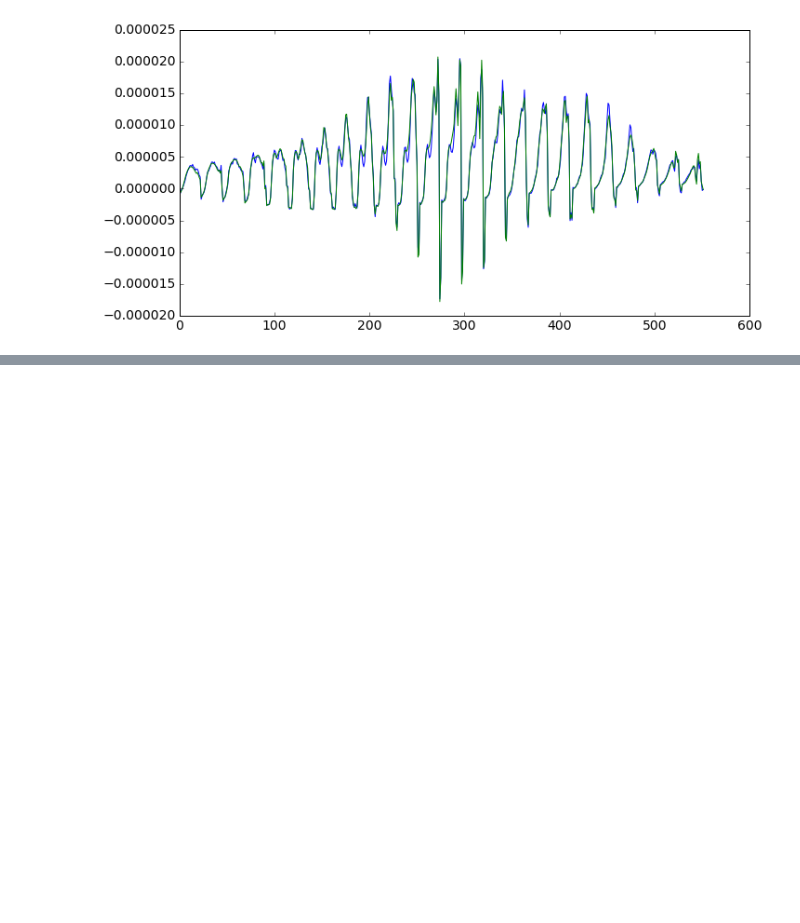
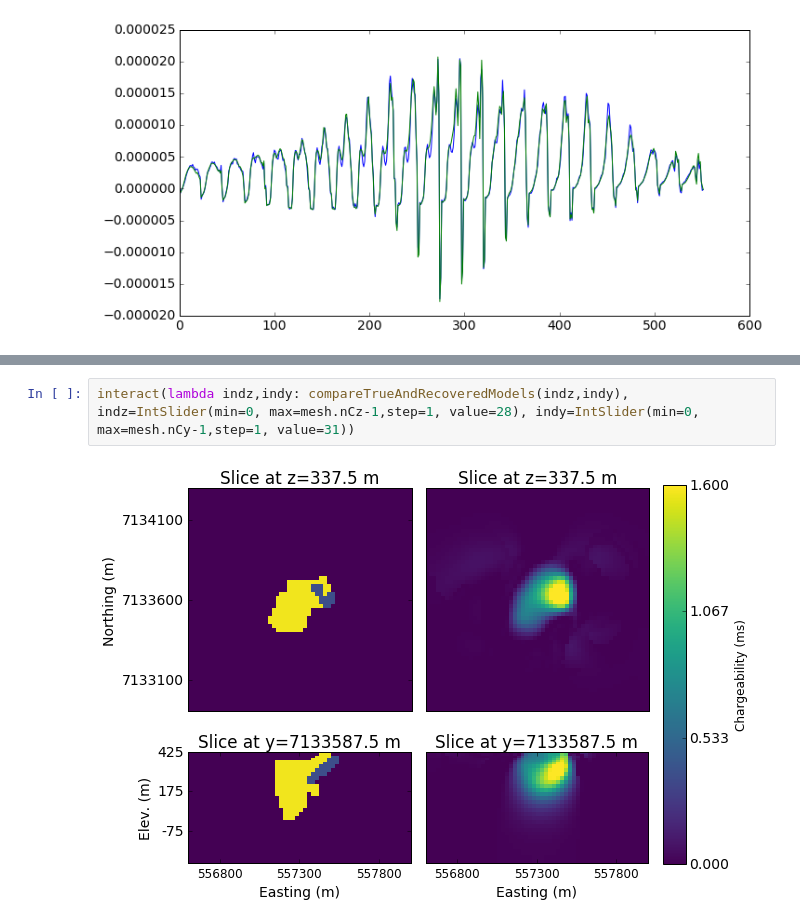
Before and after one commit to simpeg/presentations, a Jupyter notebook: SciPy2016/notebooks/DC/CleanVersions/IPinv_Gradient_singleSrc_Clean.ipynb, the cells around one changed output, grey strips where cells are left out. Drawn from its saved outputs; the diff is of its cells as text; blank space fills up the shorter version.

```diff
--- a/SciPy2016/notebooks/DC/CleanVersions/IPinv_Gradient_singleSrc_Clean.ipynb
+++ b/SciPy2016/notebooks/DC/CleanVersions/IPinv_Gradient_singleSrc_Clean.ipynb
@@ -372,0 +372,4 @@ cb.set_label("Chargeability (ms)",size=12)
+# %%
+interact(lambda indz,indy: compareTrueAndRecoveredModels(indz,indy), indz=IntSlider(min=0, max=mesh.nCz-1,step=1, value=28), indy=IntSlider(min=0, max=mesh.nCy-1,step=1, value=31))
+# %% [output]
+[figure, added]
```
Also changed, not shown: parts of 8 cells of this notebook, 1 other file.
